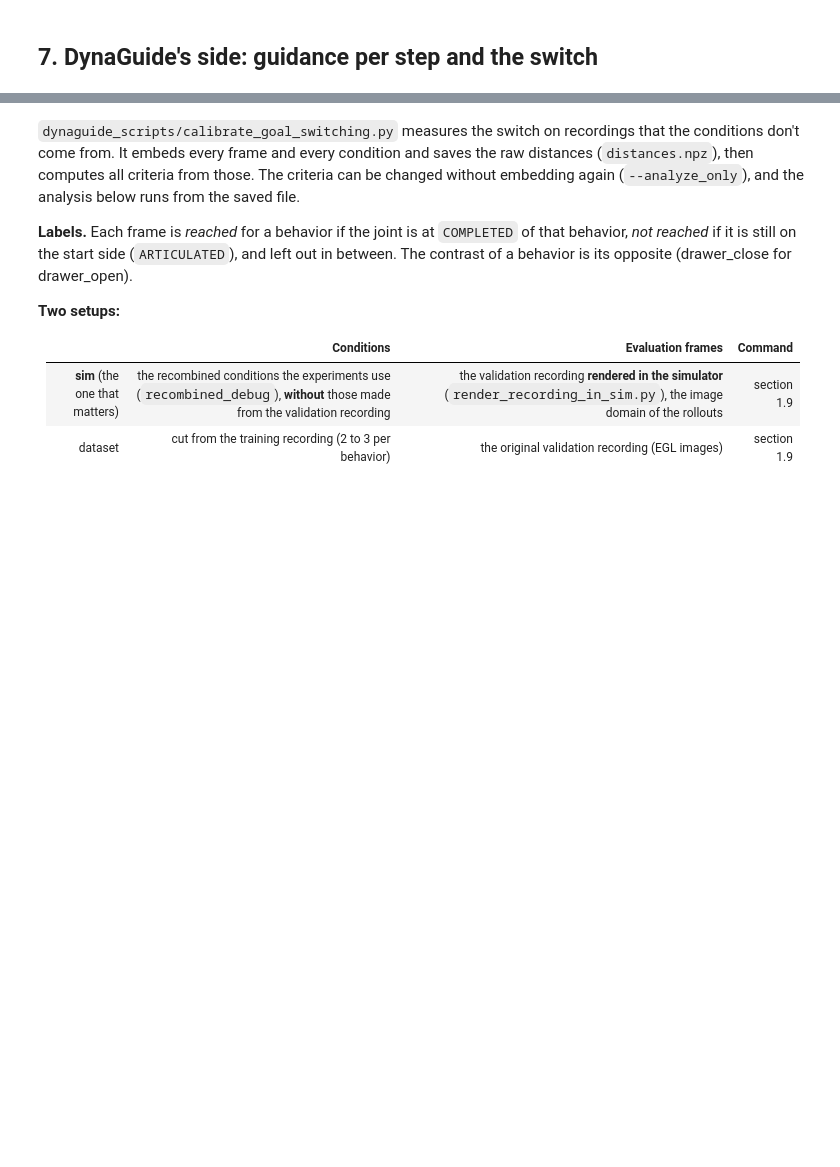
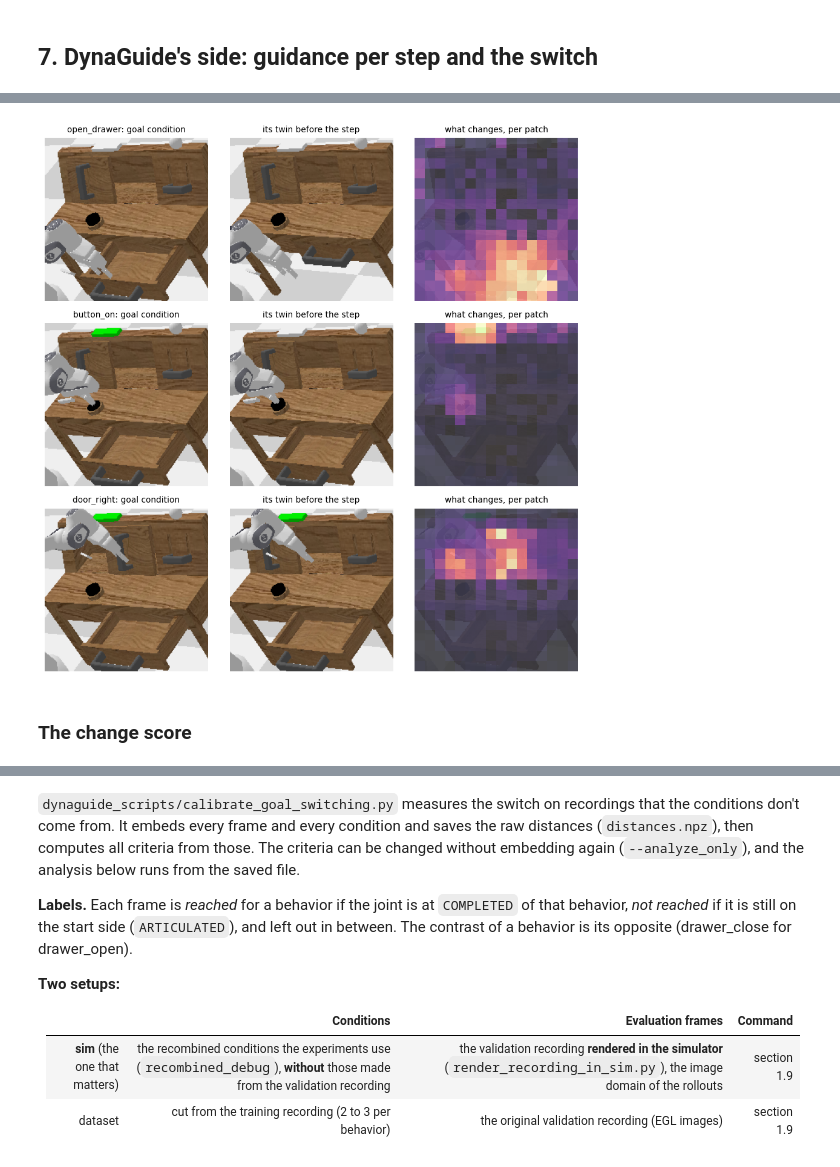
Before and after one commit to DomiAb/IntelligentRobotics-Team04, a Jupyter notebook: DynaGuide-main/Multigoal guidance.ipynb, the cells around one changed output, grey strips where cells are left out. Cells and saved outputs as stored; diff of their text form; code cells hidden in the pictures; blank space fills up the shorter version.

Commit message:
added new goal switch detection that only focuses on the actuall env dif, not on the robot arm anymore

```diff
--- a/DynaGuide-main/Multigoal guidance.ipynb
+++ b/DynaGuide-main/Multigoal guidance.ipynb
@@ -443,0 +463,37 @@ The defaults:
+# %%
+import h5py, torch
+from core.dynamics_models import FinalStatePredictionDino
+from core.multigoal_guidance import CHANGE_DEFAULTS, change_score, embed_states
+
+TASK = "datasets/guidance_conditions/drawer_button_door"
+def last_images(path):
+    with h5py.File(path, "r") as file:
+        return [file[f"data/demo_{i}/obs/third_person"][-1] for i in range(len(file["data"]))]
+
+embedded = dict()
+if os.path.exists(f"{TASK}/button_on_before.hdf5") and os.path.exists("dynamics_model_5900.pth"):
+    model = FinalStatePredictionDino(7, 16, cameras = ["third_person"], reconstruction = True, proprio = "proprio", proprio_dim = 15)
+    model.load_state_dict(torch.load("dynamics_model_5900.pth", map_location = "cpu"))
+    model.eval()
+    def embed(images):
+        states = [{"third_person" : np.transpose(image, (2, 0, 1)).astype(np.float32), "proprio" : np.zeros(15, np.float32)} for image in images]
+        return embed_states(model, states)
+    pairs = {step : [last_images(f"{TASK}/{step}{end}.hdf5") for end in ["", "_before"]] for step in ["open_drawer", "button_on", "door_right"]}
+    embedded = {step : [embed(images) for images in pair] for step, pair in pairs.items()}
+    fig, axes = plt.subplots(3, 3, figsize = (8.5, 8.5))
+    for row, (step, (goal_images, before_images)) in zip(axes, pairs.items()):
+        goal, before = embedded[step]
+        difference = (goal - before).reshape(len(goal), 256, 384).norm(dim = 2).mean(dim = 0).reshape(16, 16)
+        for ax, image, title in zip(row, [goal_images[0], before_images[0]], [f"{step}: goal condition", "its twin before the step"]):
+            ax.imshow(image)
+            ax.set_title(title, fontsize = 9)
+        row[2].imshow(goal_images[0], alpha = 0.35)
+        row[2].imshow(difference, extent = (0, 200, 200, 0), cmap = "magma", alpha = 0.7)
+        row[2].set_title("what changes, per patch", fontsize = 9)
+    for ax in axes.flat:
+        ax.axis("off")
+    fig.tight_layout()
+# %% [output]
+[figure, added]
+# %% [markdown]
+### The change score
```
Also changed, not shown: parts of 47 cells of this notebook, 13 other files.
